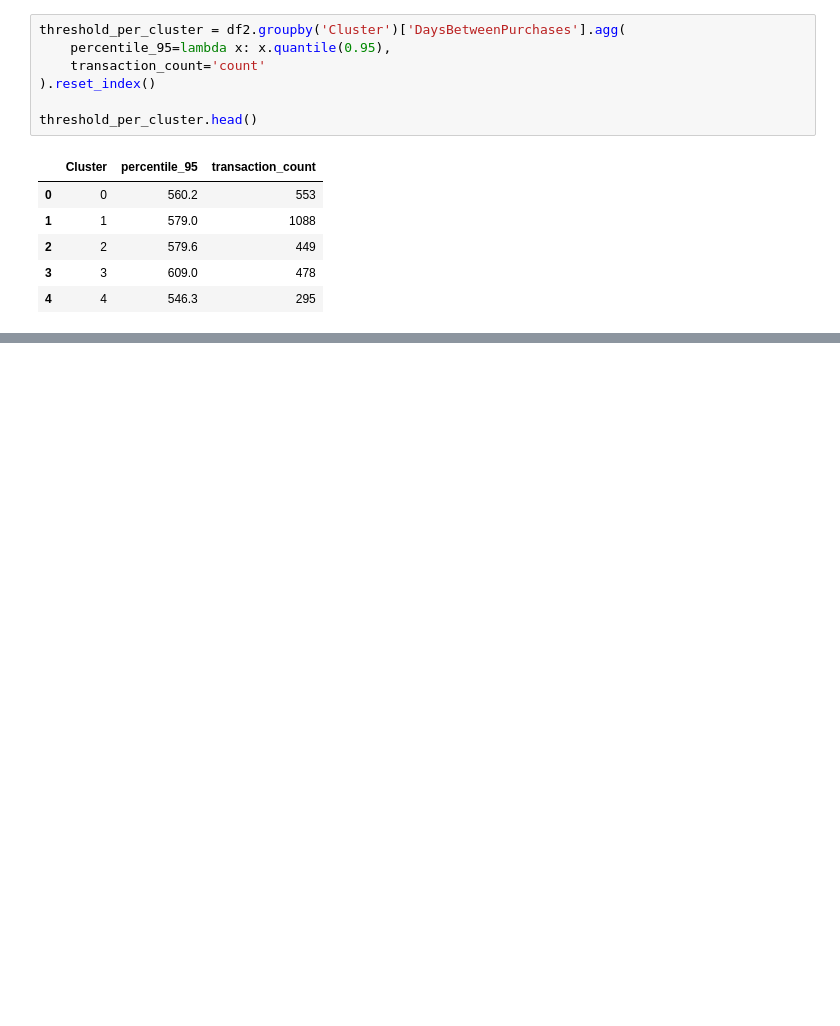
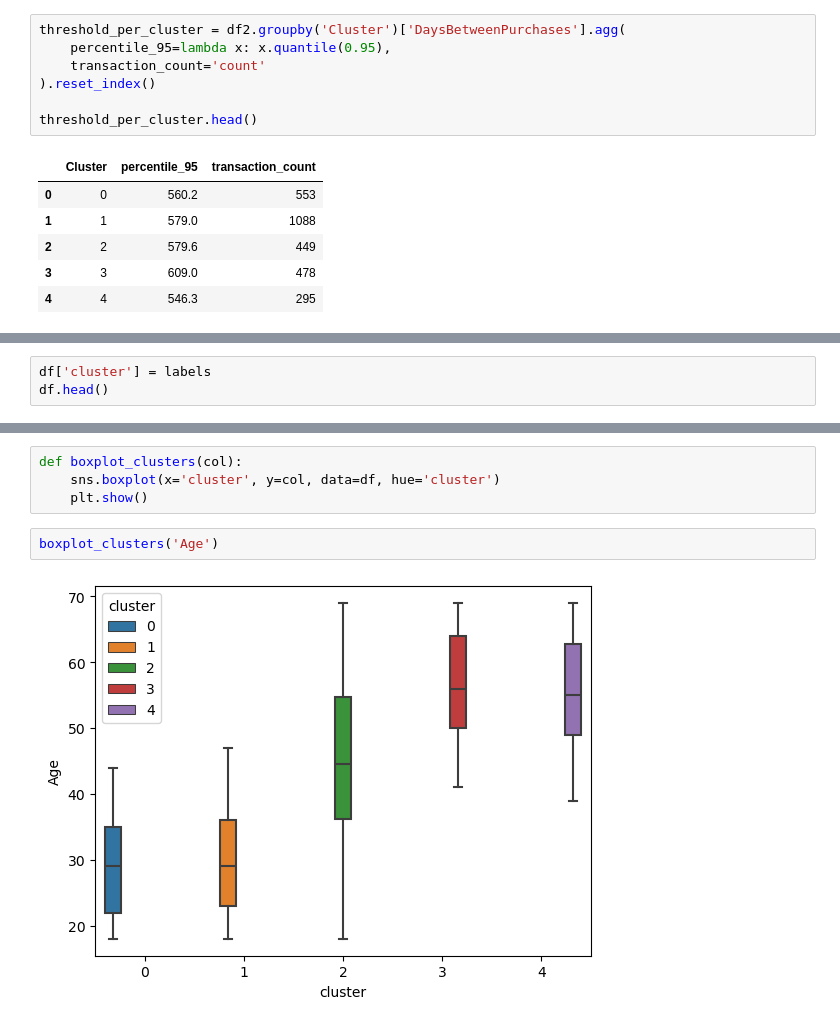
Before and after one commit to luisejdm/Analisis_de_datos_financieros_y_de_diseno_de_indicadores, a Jupyter notebook: Quizes/quiz03/quiz03.ipynb, the cells around one changed output, grey strips where cells are left out. Saved outputs shown, nothing was run; the diff lists cells and outputs as text; blank space fills up the shorter version.

```diff
--- a/Quizes/quiz03/quiz03.ipynb
+++ b/Quizes/quiz03/quiz03.ipynb
@@ -279,0 +378,3 @@ threshold_per_cluster.head()
+# %%
+df['cluster'] = labels
+df.head()
@@ -279,0 +388,8 @@ threshold_per_cluster.head()
+# %%
+def boxplot_clusters(col):
+    sns.boxplot(x='cluster', y=col, data=df, hue='cluster')
+    plt.show()
+# %%
+boxplot_clusters('Age')
+# %% [output]
+[figure, added]
```
Also changed, not shown: parts of 23 cells of this notebook, 2 other files.
